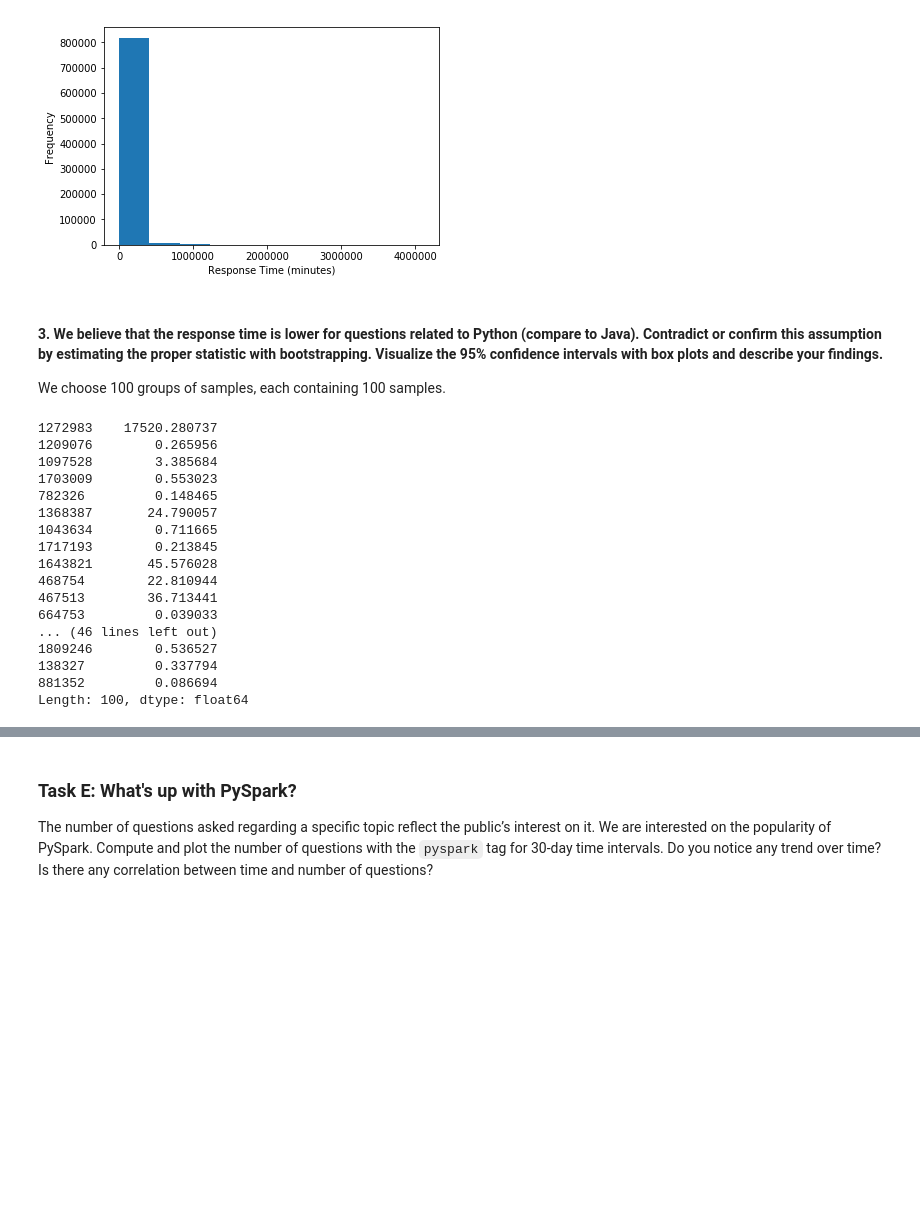
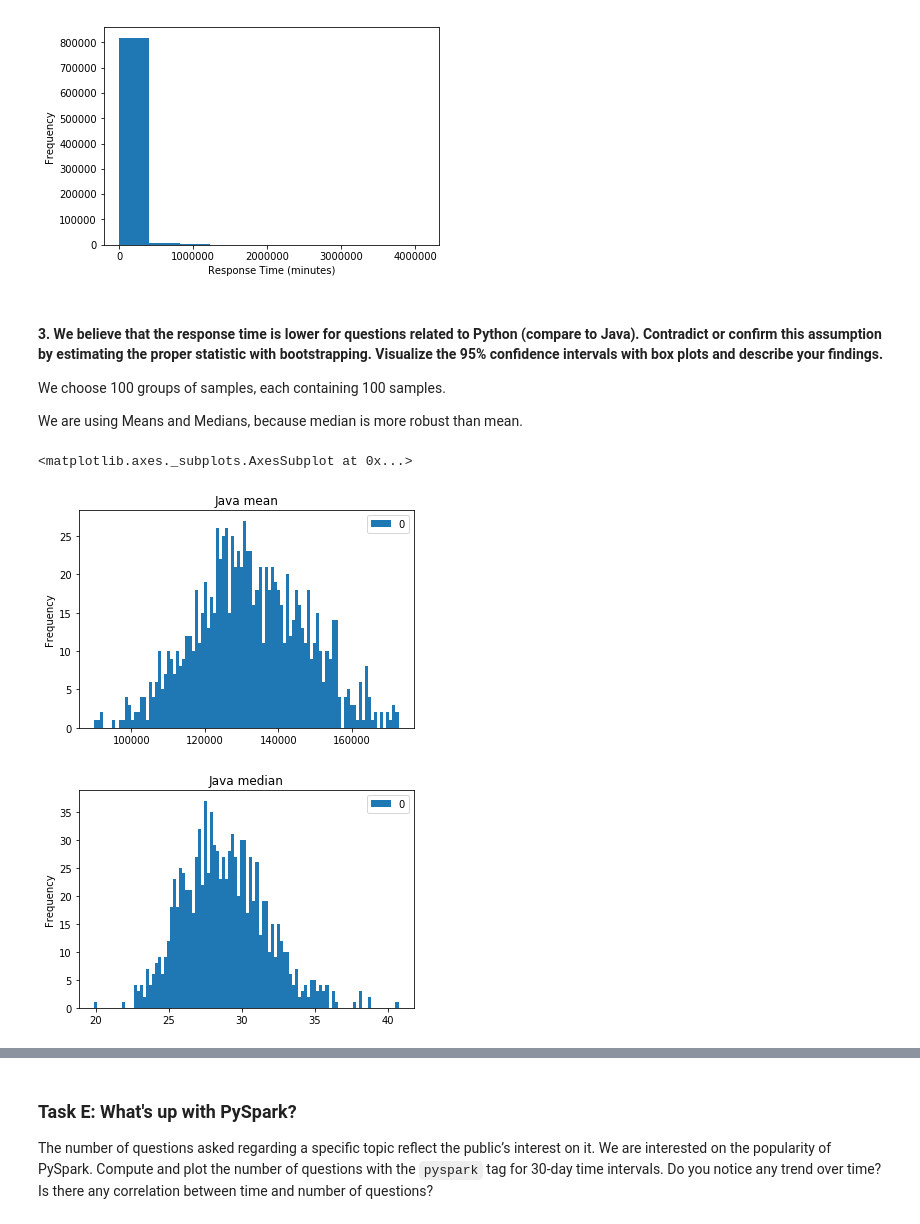
Before and after one commit to Sytta/ADA2018-Homework-CANada, a Jupyter notebook: 03 - Spark and Reading the Stats/Homework3.ipynb, the cells around one changed output, grey strips where cells are left out. Saved outputs shown, nothing was run; the diff lists cells and outputs as text; code cells hidden in the pictures; blank space fills up the shorter version.

```diff
--- a/03 - Spark and Reading the Stats/Homework3.ipynb
+++ b/03 - Spark and Reading the Stats/Homework3.ipynb
@@ -474,28 +462,29 @@ ax_py = ax_py.set_xlabel("Response Time (minutes)")
 #### 3. We believe that the response time is lower for questions related to Python (compare to Java). Contradict or confirm this assumption by estimating the proper statistic with bootstrapping. Visualize the 95% confidence intervals with box plots and describe your findings.
 
 We choose 100 groups of samples, each containing 100 samples.
+
+We are using Means and Medians, because median is more robust than mean.
-# %%
-def confidence_interval_bootstraping(data, nb_grs, nb_samples):
-    means = []
-    for i in range(nb_grs):
-        means.append(data.sample(nb_samples))
-
-    return
-# %% [output]
-1272983    17520.280737
-1209076        0.265956
-1097528        3.385684
-1703009        0.553023
-782326         0.148465
-1368387       24.790057
-1043634        0.711665
-1717193        0.213845
-1643821       45.576028
-468754        22.810944
-467513        36.713441
-664753         0.039033
-... (46 lines left out)
-1809246        0.536527
-138327         0.337794
-881352         0.086694
-Length: 100, dtype: float64
+# %%
+def bootstraping(data, nb_grs = 1000, nb_samples = 1000):
+    """Function perform bootstrapping
+       Samples 1000 groups with 1000 samples per group
+       Returns Means and Medians of each sample
+    """
+    medians = []
+    means = []
+    diff_means = []
+    diff_medians = []
+
+    for i in range(nb_grs):
+        means.append(data.sample(nb_samples, replace=True).mean())
+        medians.append(data.sample(nb_samples, replace=True).median())
+
+    return pd.DataFrame(data = means), pd.DataFrame(data = medians)
+
+java_means, java_medians = bootstraping(Response_Time_Java_min)
+java_means.plot.hist(bins=100, title="Java mean")
+java_medians.plot.hist(bins=100, title="Java median")
+# %% [output]
+<matplotlib.axes._subplots.AxesSubplot at 0x...>
+[figure, added]
+[figure, added]
```
Also changed, not shown: parts of 4 cells of this notebook.
